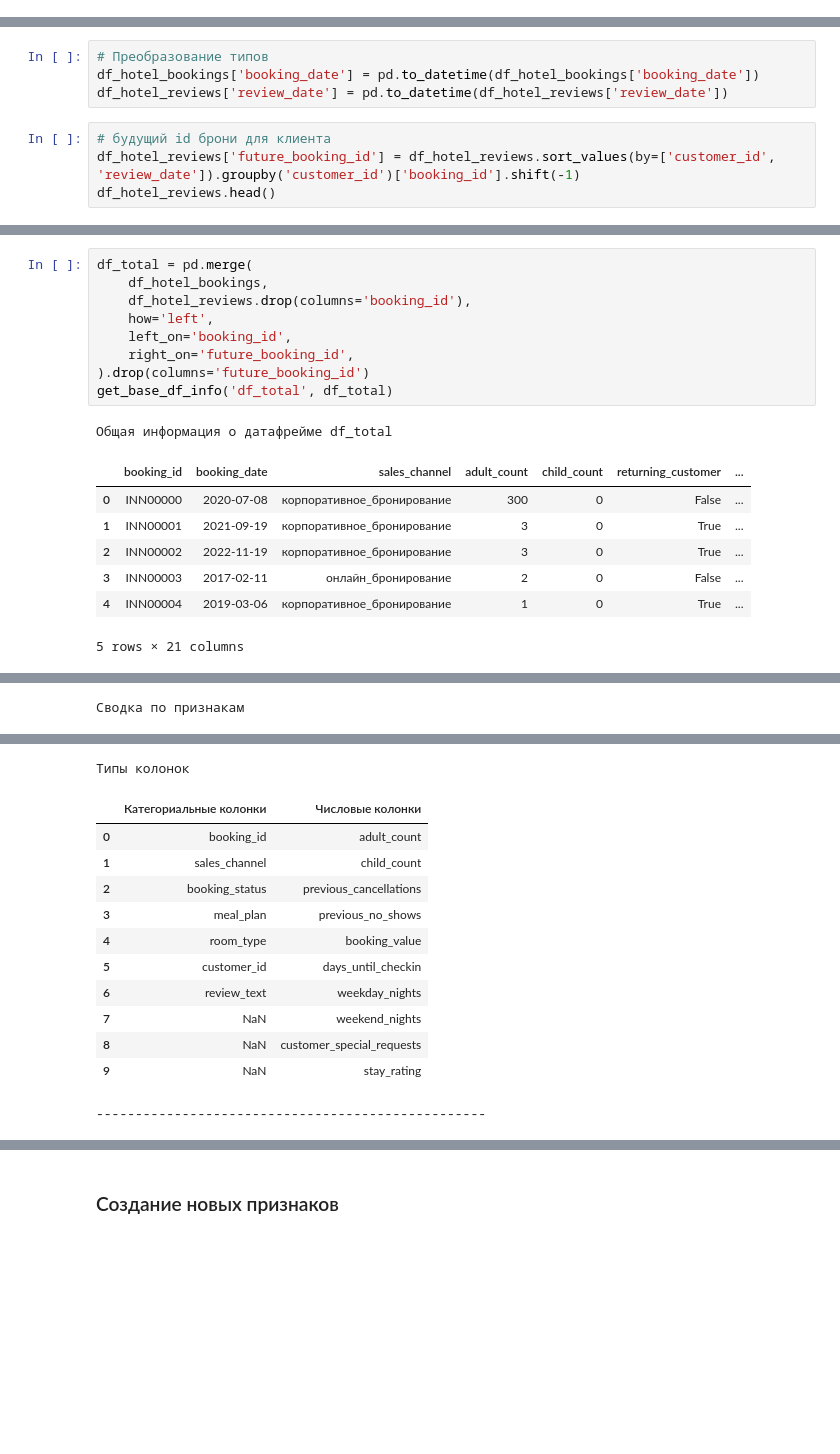
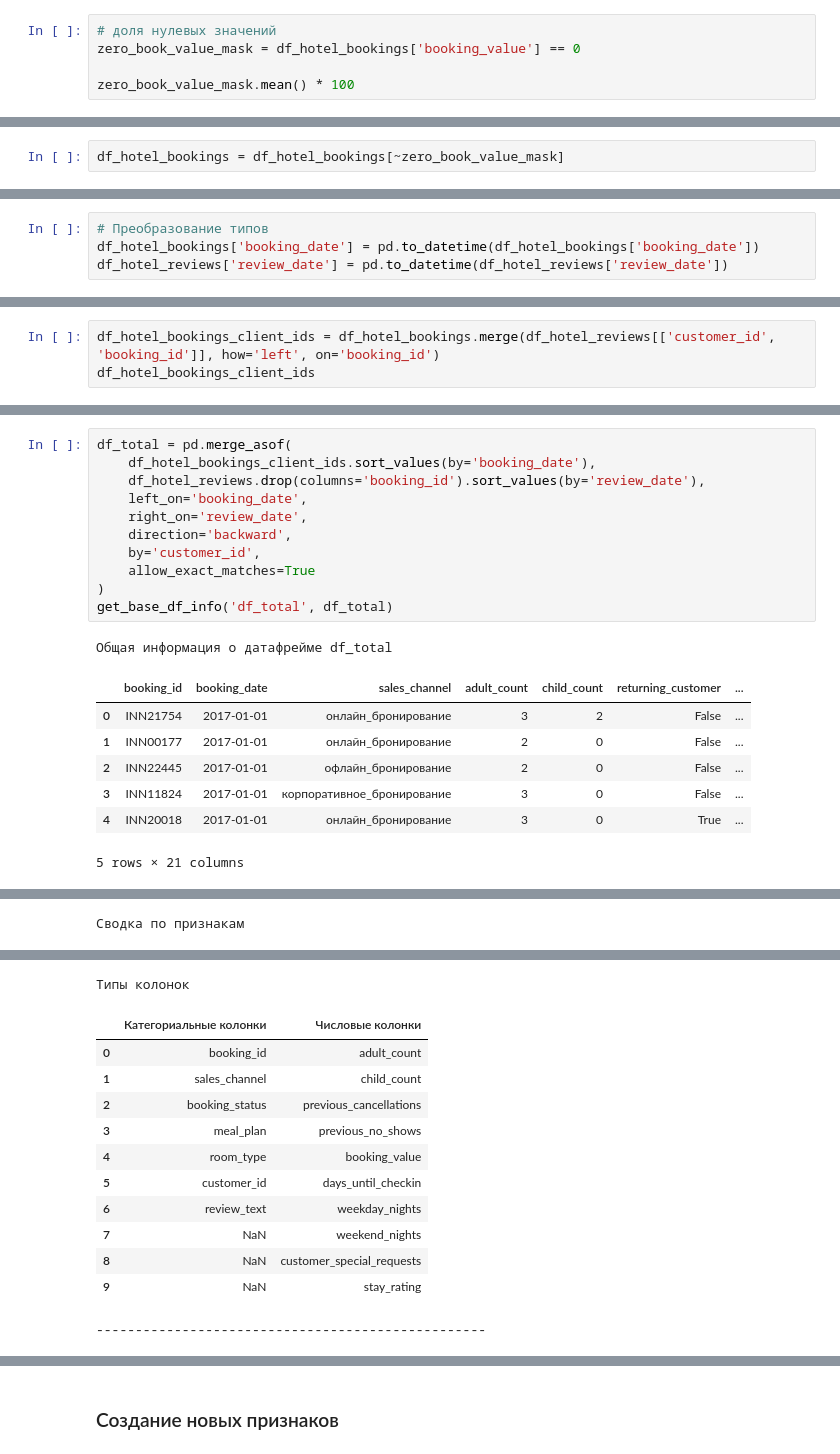
Before and after one commit to Plakhotniuk/practicum_ds, a Jupyter notebook: ml/grad_boosting/projects/hotel_booking.ipynb, the cells around one changed output, grey strips where cells are left out. Cells and saved outputs as stored; diff of their text form; blank space fills up the shorter version.

```diff
--- a/ml/grad_boosting/projects/hotel_booking_cancellation.ipynb
+++ b/ml/grad_boosting/projects/hotel_booking.ipynb
@@ -503,0 +589,5 @@ for name in num_cols_feat:
+# %%
+# доля нулевых значений
+zero_book_value_mask = df_hotel_bookings['booking_value'] == 0
+
+zero_book_value_mask.mean() * 100
@@ -504,3 +598,5 @@ for name in num_cols_feat:
+# %%
+df_hotel_bookings = df_hotel_bookings[~zero_book_value_mask]
 # %% [markdown]
 ### Таблица **hotel_reviews**
 # %%
@@ -553,7 +660,3 @@ print('Потери при устранении дублей (%): ', (init_len_d
 # Преобразование типов
 df_hotel_bookings['booking_date'] = pd.to_datetime(df_hotel_bookings['booking_date'])
 df_hotel_reviews['review_date'] = pd.to_datetime(df_hotel_reviews['review_date'])
-# %%
-# будущий id брони для клиента
-df_hotel_reviews['future_booking_id'] = df_hotel_reviews.sort_values(by=['customer_id', 'review_date']).groupby('customer_id')['booking_id'].shift(-1)
-df_hotel_reviews.head()
@@ -566,0 +684,3 @@ df_hotel_reviews.head()
+# %%
+df_hotel_bookings_client_ids = df_hotel_bookings.merge(df_hotel_reviews[['customer_id', 'booking_id']], how='left', on='booking_id')
+df_hotel_bookings_client_ids
@@ -567,19 +701,21 @@ df_hotel_reviews.head()
 # %%
-df_total = pd.merge(
-    df_hotel_bookings,
-    df_hotel_reviews.drop(columns='booking_id'),
-    how='left',
-    left_on='booking_id',
-    right_on='future_booking_id',
-).drop(columns='future_booking_id')
+df_total = pd.merge_asof(
+    df_hotel_bookings_client_ids.sort_values(by='booking_date'),
+    df_hotel_reviews.drop(columns='booking_id').sort_values(by='review_date'),
+    left_on='booking_date',
+    right_on='review_date',
+    direction='backward',
+    by='customer_id',
+    allow_exact_matches=True
+)
 get_base_df_info('df_total', df_total)
 # %% [output]
 Общая информация о датафрейме df_total
 |  | booking_id | booking_date | sales_channel | adult_count | child_count | returning_customer | ... |
-| 0 | INN00000 | 2020-07-08 | корпоративное_бронирование | 300 | 0 | False | ... |
-| 1 | INN00001 | 2021-09-19 | корпоративное_бронирование | 3 | 0 | True | ... |
-| 2 | INN00002 | 2022-11-19 | корпоративное_бронирование | 3 | 0 | True | ... |
-| 3 | INN00003 | 2017-02-11 | онлайн_бронирование | 2 | 0 | False | ... |
-| 4 | INN00004 | 2019-03-06 | корпоративное_бронирование | 1 | 0 | True | ... |
+| 0 | INN21754 | 2017-01-01 | онлайн_бронирование | 3 | 2 | False | ... |
+| 1 | INN00177 | 2017-01-01 | онлайн_бронирование | 2 | 0 | False | ... |
+| 2 | INN22445 | 2017-01-01 | офлайн_бронирование | 2 | 0 | False | ... |
+| 3 | INN11824 | 2017-01-01 | корпоративное_бронирование | 3 | 0 | False | ... |
+| 4 | INN20018 | 2017-01-01 | онлайн_бронирование | 3 | 0 | True | ... |
 5 rows × 21 columns
 |  | Метрика | Значение |
```
Also changed, not shown: parts of 89 cells of this notebook, 4 other files.
